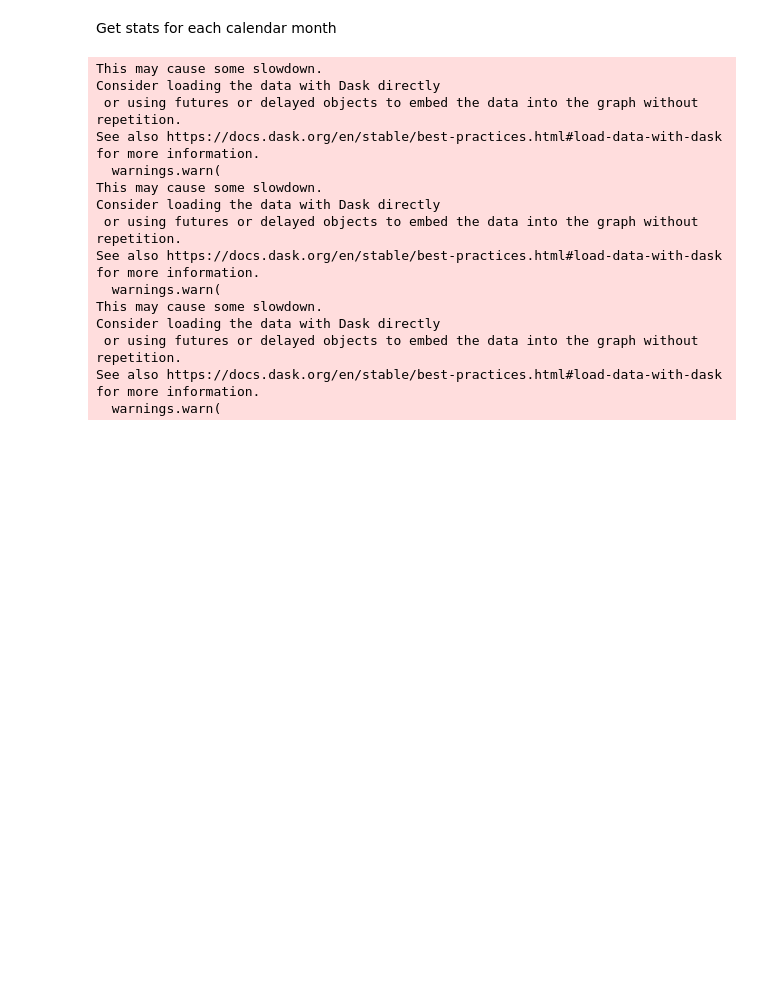
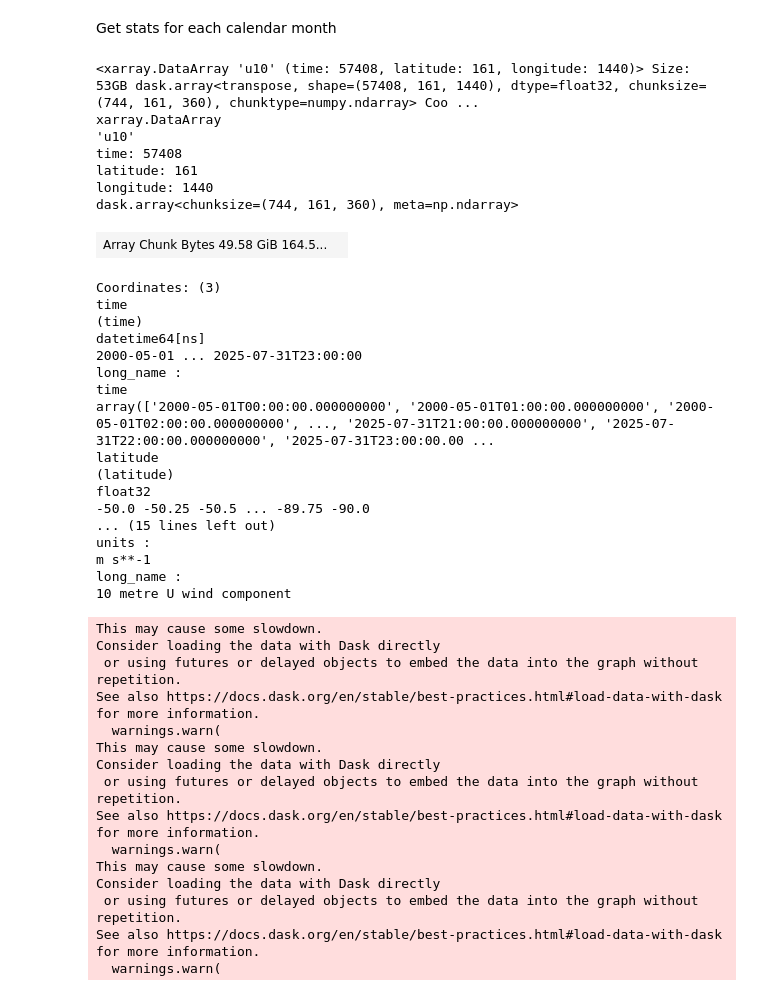
Before and after one commit to willrhobbs/Obs-seaice-analysis, a Jupyter notebook: windspeed_stats_plot.ipynb, the cells around one changed output. Cells and saved outputs as stored; diff of their text form; code cells hidden in the pictures; blank space fills up the shorter version.

Commit message:
refine wind stats  plots

```diff
--- a/windspeed_stats_plot.ipynb
+++ b/windspeed_stats_plot.ipynb
@@ -113,4 +127,32 @@ speed = xr.apply_ufunc(
 speed = speed.astype('float32')
 # %% [markdown]
 Get stats for each calendar month
+# %%
+speed
+# %% [output]
+<xarray.DataArray 'u10' (time: 57408, latitude: 161, longitude: 1440)> Size: 53GB dask.array<transpose, shape=(57408, 161, 1440), dtype=float32, chunksize=(744, 161, 360), chunktype=numpy.ndarray> Coo ...
+xarray.DataArray
+'u10'
+time: 57408
+latitude: 161
+longitude: 1440
+dask.array<chunksize=(744, 161, 360), meta=np.ndarray>
+| Array Chunk Bytes 49.58 GiB 164.5... |  |
+Coordinates: (3)
+time
+(time)
+datetime64[ns]
+2000-05-01 ... 2025-07-31T23:00:00
+long_name :
+time
+array(['2000-05-01T00:00:00.000000000', '2000-05-01T01:00:00.000000000', '2000-05-01T02:00:00.000000000', ..., '2025-07-31T21:00:00.000000000', '2025-07-31T22:00:00.000000000', '2025-07-31T23:00:00.00 ...
+latitude
+(latitude)
+float32
+-50.0 -50.25 -50.5 ... -89.75 -90.0
+... (15 lines left out)
+units :
+m s**-1
+long_name :
+10 metre U wind component
 # %%
```
Also changed, not shown: parts of 14 cells of this notebook, 1 other file.
